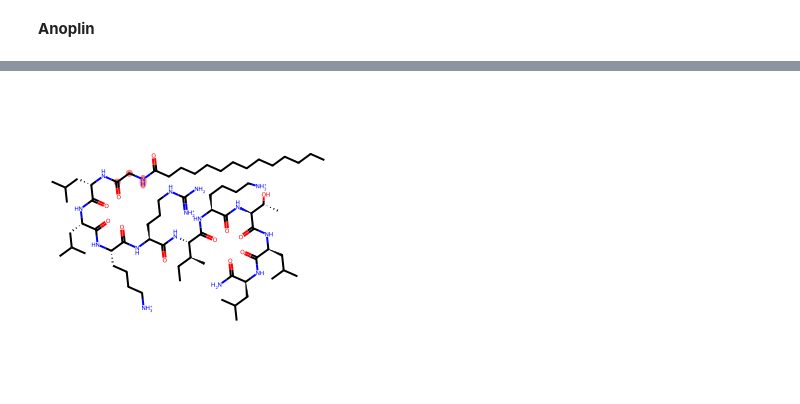
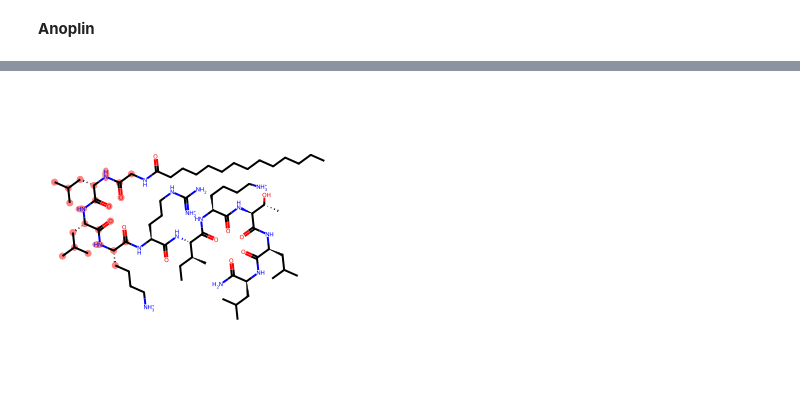
Before and after one commit to mersalas/ecosa, a Jupyter notebook: Stackcoli.ipynb, the cells around one changed output, grey strips where cells are left out. Drawn from its saved outputs; the diff is of its cells as text; code cells hidden in the pictures.

```diff
--- a/Stackcoli.ipynb
+++ b/Stackcoli.ipynb
@@ -226,9 +226,9 @@ img
 # %%
 # Negative SHAP
 smiles = dataset.ids
 smiles_string = smiles[0]
-important_bits = [807, 84, 189]
+important_bits = [44]
 img = highlight_ecfp_substructure(smiles_string, important_bits, radius=5, size=1024)
 img
 # %% [output]
-[figure, old version]
+[figure, new version]
```
Also changed, not shown: parts of 9 cells of this notebook, 5 other files.
